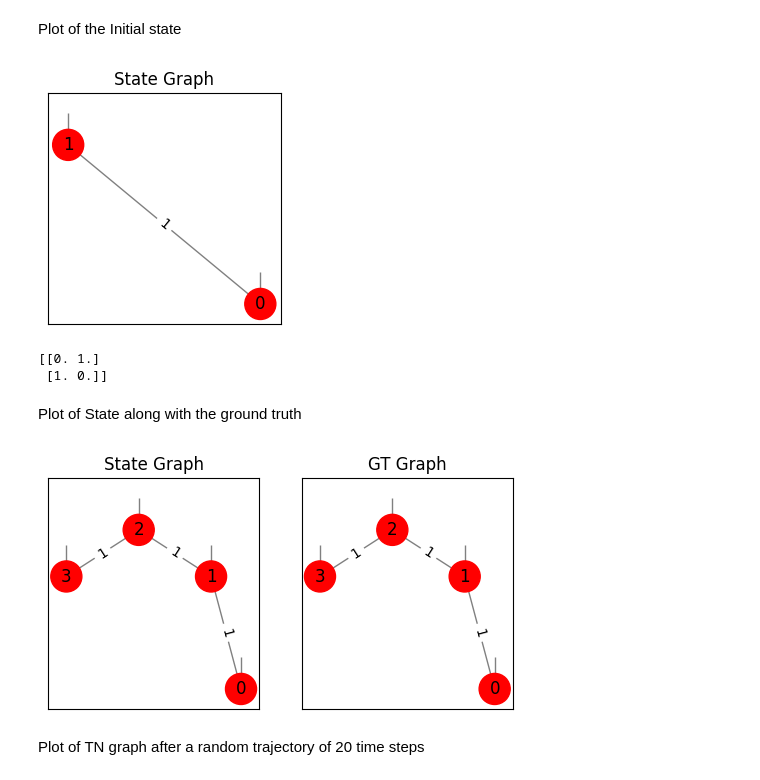
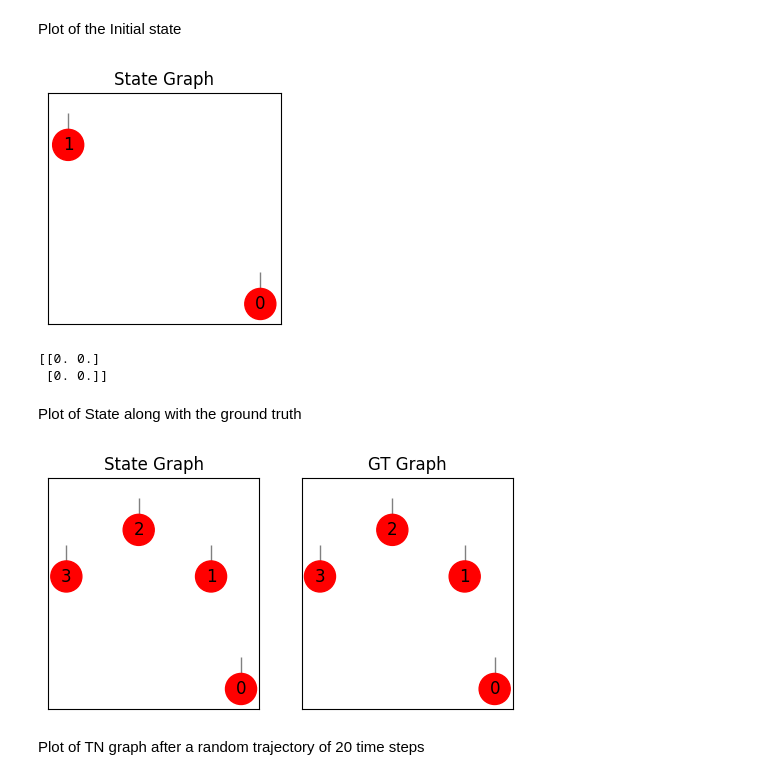
Before and after one commit to marawangamal/rltn, a Jupyter notebook: rl_tensor_networks.ipynb, the cells around one changed output. Saved outputs shown, nothing was run; the diff lists cells and outputs as text; code cells hidden in the pictures.

```diff
--- a/rl_tensor_networks.ipynb
+++ b/rl_tensor_networks.ipynb
@@ -397,6 +398,7 @@ class Environment:
   def __init__(
       self,
       target_tensor: np.array,
+      compression_constraint: float = 1.0,
       gt_graph: np.array = None,
       gt_free_dimensions: np.array = None,
       max_num_nodes: int = 8,
@@ -410,12 +412,14 @@ class Environment:
     """
       Args:
         target_tensor (np.array): Tensor to factorize
-        initial_graph (np.array): Initial tensor network (prior)
-        free_dimensions (List): Hanging legs (e.g. free_dimensions[i] is the free dimension of node[i])
+        compression_constraint (float): Compression ratio above which a penalty is applied (lower value means more compression)
+        gt_graph (Optional[np.array]): Ground truth for plotting
+        gt_free_dimensions (Optional[List]): Ground truth for plotting - Hanging legs (e.g. free_dimensions[i] is the free dimension of node[i])
         max_num_nodes (int): Maximum number of nodes in tensor network
         max_rank (int): Maximim rank dimension (to limit state-action space)
         min_rank (int): Minimum rank dimension (to limit state-action space)
         max_episode_length (int): Max time steps
+        reward_breakdown (boolean): Whether to return a detailed breakdown of the reward
     """
     # Assert types and value constraints
 
@@ -428,10 +432,12 @@ class Environment:
     assert n_free_legs >= 2, "Target tensor must be atleast 2d"
 
 
-    self.initial_graph = np.eye(n_free_legs, n_free_legs, 1) + np.eye(n_free_legs, n_free_legs, -1)
+    # self.initial_graph = np.eye(n_free_legs, n_free_legs, 1) + np.eye(n_free_legs, n_free_legs, -1)
+    self.initial_graph = np.zeros((n_free_legs, n_free_legs))
     self.free_dimensions = np.array([int(d) for d in target_tensor.shape])
 
     self.target_tensor = target_tensor
+    self.compression_constraint = compression_constraint
     self.state = self.initial_graph
     self.max_num_nodes = max_num_nodes
     self.max_rank = max_rank
@@ -600,16 +606,8 @@ class Environment:
     target_tensor = torch.tensor(target_tensor)
     for t in range(n_iterations):
       optimizer.zero_grad()
-      # contracted_tensor_network = tn.ncon([tensors], ncon_v)
       contracted_tensor_network = ncon(tensors, ncon_v)
-      try:
-        # loss = torch.mean((contracted_tensor_network - target_tensor) ** 2)
-        squared_error_loss = ((contracted_tensor_network - target_tensor) ** 2)
-        eps = 1e-1
-        loss = torch.mean(squared_error_loss / (torch.max(squared_error_loss) + eps))
-
-      except:
-        import pdb; pdb.set_trace()
+      loss = torch.mean((contracted_tensor_network - target_tensor) ** 2)
       loss.backward()
       optimizer.step()
 
@@ -617,9 +615,10 @@ class Environment:
         min_loss_observed = loss.item()
 
       if t % 2000 == 0 and self.verbose:
+        # Calculate compression ratio
         n_params_original = torch.tensor([i for i in self.target_tensor.shape]).prod()
         n_params_tn = sum([tens.numel() for tens in tensors])
-        compression = n_params_tn / n_params_original
+        compression_loss = n_params_tn / n_params_original
         print("-" * 200)
         print(f"state: \n{self.state}")
         print(f"tensor_network_adj_matrix: \n{tensor_network_adj_matrix}")
@@ -630,7 +629,9 @@ class Environment:
     # Calculate compression ratio
     n_params_original = torch.tensor([i for i in self.target_tensor.shape]).prod()
     n_params_tn = sum([tens.numel() for tens in tensors])
-    compression_loss = n_params_tn / n_params_original if n_params_tn / n_params_original < 1 else 100
+
+    compression_loss = n_params_tn / n_params_original
+    compression_loss = 1000 if compression_loss > self.compression_constraint else 0
 
     return min_loss_observed, compression_loss
 
@@ -695,9 +696,16 @@ class Environment:
     elif action_type in ['increment', 'decrement']:
       action_node_a = int(action.split(":")[1])
       action_node_b = int(action.split(":")[2])
-      delta = 1 if action_type=="increment" else -1
-      self.state[action_node_a, action_node_b] += delta
-      self.state[action_node_b, action_node_a] += delta  # keep symmetry
+
+      if action_type == 'increment':
+        delta = 2 if self.state[action_node_a, action_node_b] == 0 else 1
+        sgn = 1
+      else:
+        sgn = -1
+        delta = 2 if self.state[action_node_a, action_node_b] == 2 else 1
+
+      self.state[action_node_a, action_node_b] += int(sgn * delta)
+      self.state[action_node_b, action_node_a] += int(sgn * delta)  # keep symmetry
 
     min_loss, compression = self.min_loss(self.state, self.target_tensor)
     reward = - (min_loss + compression)
@@ -710,7 +718,7 @@ class Environment:
 
   def get_feasible_actions(self) -> List:
     actions_list = []
-    num_edges = np.sum(self.state, axis=1)
+    num_edges = np.sum(self.state[len(self.free_dimensions):], axis=1)
     unconnected_node_exists = np.any(num_edges == 0)
 
     if self.state.shape[0] < self.max_num_nodes and not unconnected_node_exists:
@@ -893,20 +906,20 @@ env = Environment(target_tensor, reward_breakdown=True)
 env.plot_adjacency_matrix()
 print(env.state)
 # %% [output]
-[figure, old version]
+[figure, new version]
-[[0. 1.]
- [1. 0.]]
+[[0. 0.]
+ [0. 0.]]
 # %% [markdown]
 Plot of State along with the ground truth
 # %%
 # Example usage (with ground truth visualization)
 target_tensor = np.random.randn(4,4, 4, 4)
-gt_graph = np.eye(4, 4, 1) + np.eye(4, 4, -1)
+gt_graph = np.zeros((4, 4))
 gt_free_dimensions = np.array([4,4,4,4])
 env = Environment(target_tensor, reward_breakdown=True, gt_graph=gt_graph, gt_free_dimensions=gt_free_dimensions)
 env.plot_adjacency_matrix()
 # %% [output]
-[figure, old version]
+[figure, new version]
 # %% [markdown]
 Plot of TN graph after a random trajectory of 20 time steps
 # %%
```
Also changed, not shown: parts of 14 cells of this notebook.
